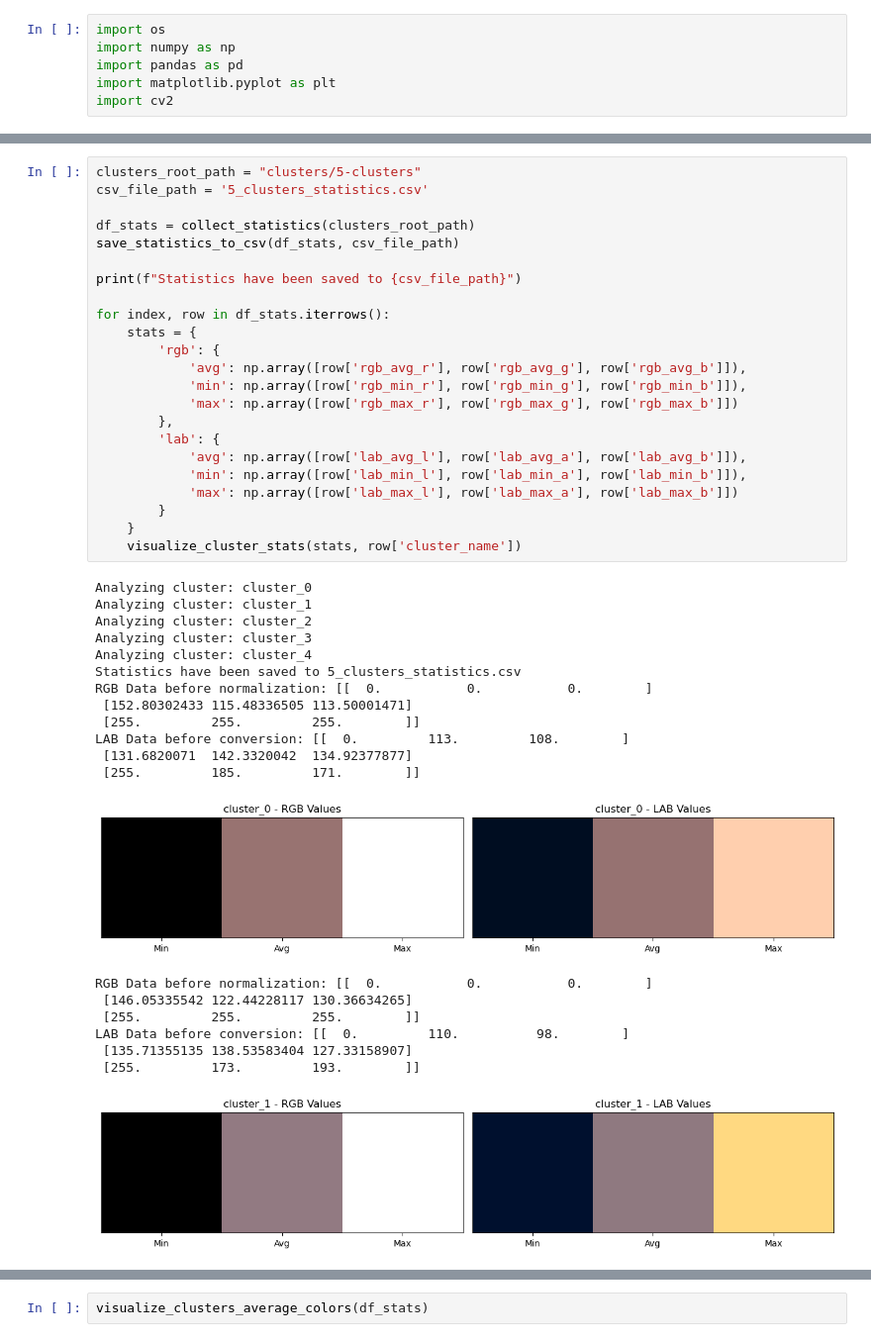
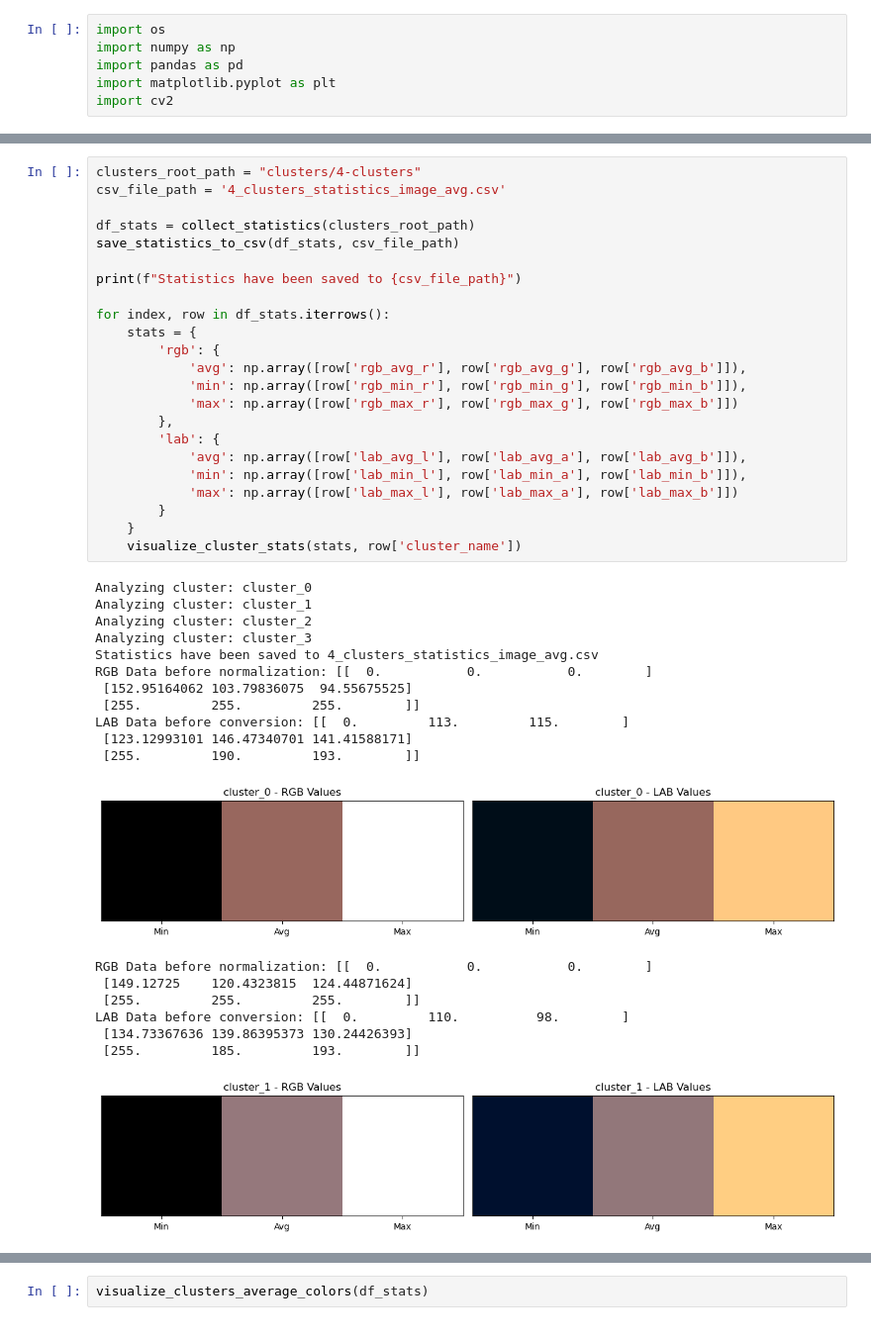
Before and after one commit to oyanchun/Synapxe-Tongue-Project, a Jupyter notebook: Model Development/Cluster Analysis.ipynb, the cells around one changed output, grey strips where cells are left out. Shown: that part at 99% size. Saved outputs shown, nothing was run; the diff lists cells and outputs as text.

Commit message:
Add code for dual-image dataset

```diff
--- a/Model Development/Cluster Analysis.ipynb
+++ b/Model Development/Cluster Analysis.ipynb
@@ -167,45 +240,44 @@ def visualize_clusters_average_colors(df_stats):
 # %%
-clusters_root_path = "clusters/5-clusters"
-csv_file_path = '5_clusters_statistics.csv'
+clusters_root_path = "clusters/4-clusters"
+csv_file_path = '4_clusters_statistics_image_avg.csv'
 
 df_stats = collect_statistics(clusters_root_path)
 save_statistics_to_csv(df_stats, csv_file_path)
 
 print(f"Statistics have been saved to {csv_file_path}")
 
 for index, row in df_stats.iterrows():
     stats = {
         'rgb': {
             'avg': np.array([row['rgb_avg_r'], row['rgb_avg_g'], row['rgb_avg_b']]),
             'min': np.array([row['rgb_min_r'], row['rgb_min_g'], row['rgb_min_b']]),
             'max': np.array([row['rgb_max_r'], row['rgb_max_g'], row['rgb_max_b']])
         },
         'lab': {
             'avg': np.array([row['lab_avg_l'], row['lab_avg_a'], row['lab_avg_b']]),
             'min': np.array([row['lab_min_l'], row['lab_min_a'], row['lab_min_b']]),
             'max': np.array([row['lab_max_l'], row['lab_max_a'], row['lab_max_b']])
         }
     }
     visualize_cluster_stats(stats, row['cluster_name'])
 # %% [output]
 Analyzing cluster: cluster_0
 Analyzing cluster: cluster_1
 Analyzing cluster: cluster_2
 Analyzing cluster: cluster_3
-Analyzing cluster: cluster_4
-Statistics have been saved to 5_clusters_statistics.csv
+Statistics have been saved to 4_clusters_statistics_image_avg.csv
 RGB Data before normalization: [[  0.           0.           0.        ]
- [152.80302433 115.48336505 113.50001471]
+ [152.95164062 103.79836075  94.55675525]
  [255.         255.         255.        ]]
-LAB Data before conversion: [[  0.         113.         108.        ]
- [131.6820071  142.3320042  134.92377877]
- [255.         185.         171.        ]]
+LAB Data before conversion: [[  0.         113.         115.        ]
+ [123.12993101 146.47340701 141.41588171]
+ [255.         190.         193.        ]]
-[figure, old version]
+[figure, new version]
 RGB Data before normalization: [[  0.           0.           0.        ]
- [146.05335542 122.44228117 130.36634265]
+ [149.12725    120.4323815  124.44871624]
  [255.         255.         255.        ]]
 LAB Data before conversion: [[  0.         110.          98.        ]
- [135.71355135 138.53583404 127.33158907]
- [255.         173.         193.        ]]
+ [134.73367636 139.86395373 130.24426393]
+ [255.         185.         193.        ]]
 [figure]
 RGB Data before normalization: [[  0.           0.           0.        ]
```
Also changed, not shown: parts of 4 cells of this notebook, 3 other files.
